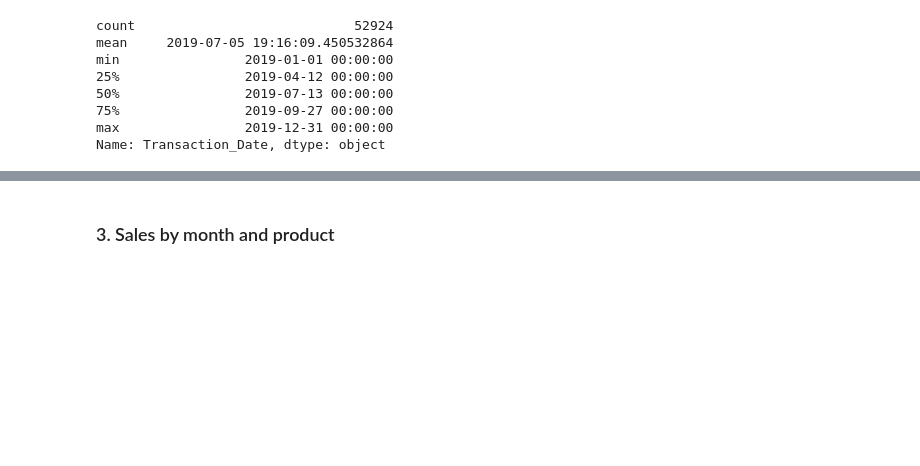
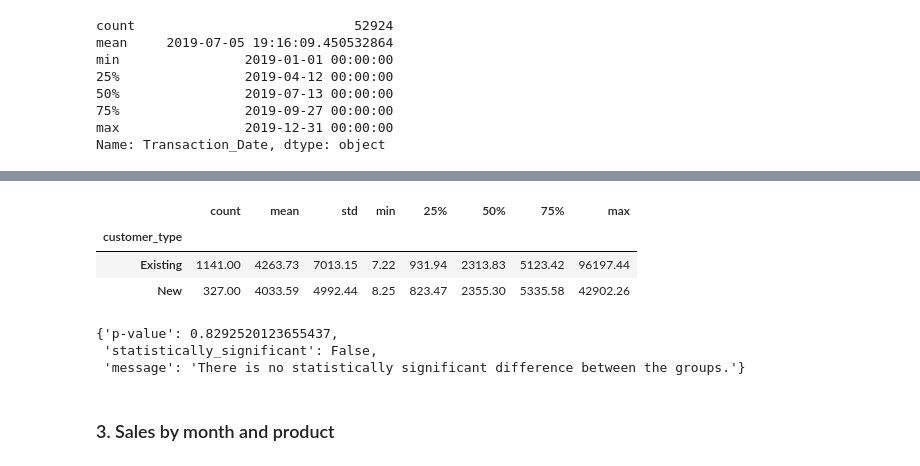
Before and after one commit to mateusengq/MKT-INSIGHTS-ECOMMERCE, a Jupyter notebook: NOTEBOOK/EDA.ipynb, the cells around one changed output, grey strips where cells are left out. Saved outputs shown, nothing was run; the diff lists cells and outputs as text; code cells hidden in the pictures; blank space fills up the shorter version.

```diff
--- a/NOTEBOOK/EDA.ipynb
+++ b/NOTEBOOK/EDA.ipynb
@@ -480,3 +533,16 @@ Name: Transaction_Date, dtype: object
+# %%
+# Testing if there is different between the values of new and existing invoices
+grouped_describe = retention_df.groupby('customer_type')['Invoice'].describe()
+display(grouped_describe)
+display(test_means_equality(retention_df, 'Invoice', 'customer_type'))
+# %% [output]
+|  | count | mean | std | min | 25% | 50% | 75% | max |
+| customer_type |  |  |  |  |  |  |  |  |
+| Existing | 1141.00 | 4263.73 | 7013.15 | 7.22 | 931.94 | 2313.83 | 5123.42 | 96197.44 |
+| New | 327.00 | 4033.59 | 4992.44 | 8.25 | 823.47 | 2355.30 | 5335.58 | 42902.26 |
+{'p-value': 0.8292520123655437,
+ 'statistically_significant': False,
+ 'message': 'There is no statistically significant difference between the groups.'}
 # %% [markdown]
 ### 3. Sales by month and product
 # %%
```
Also changed, not shown: parts of 7 cells of this notebook, 7 other files.
